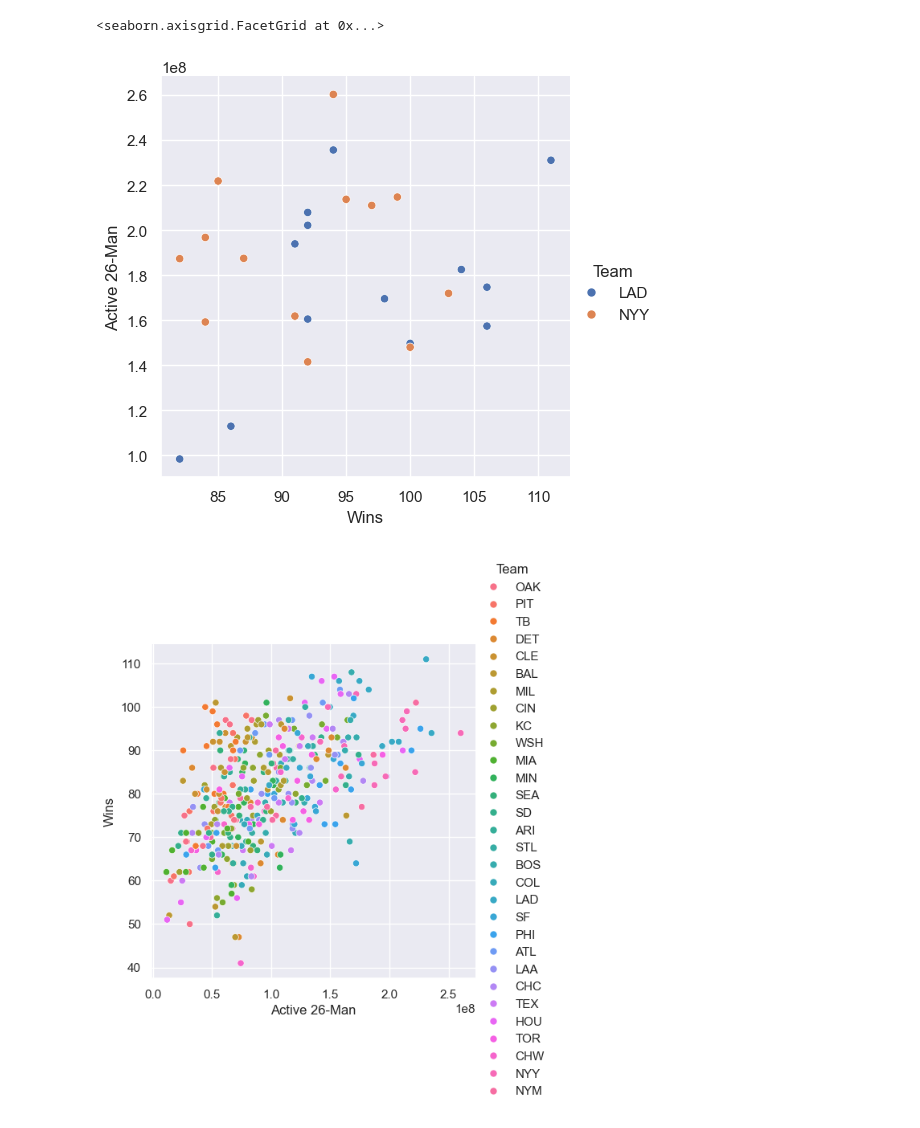
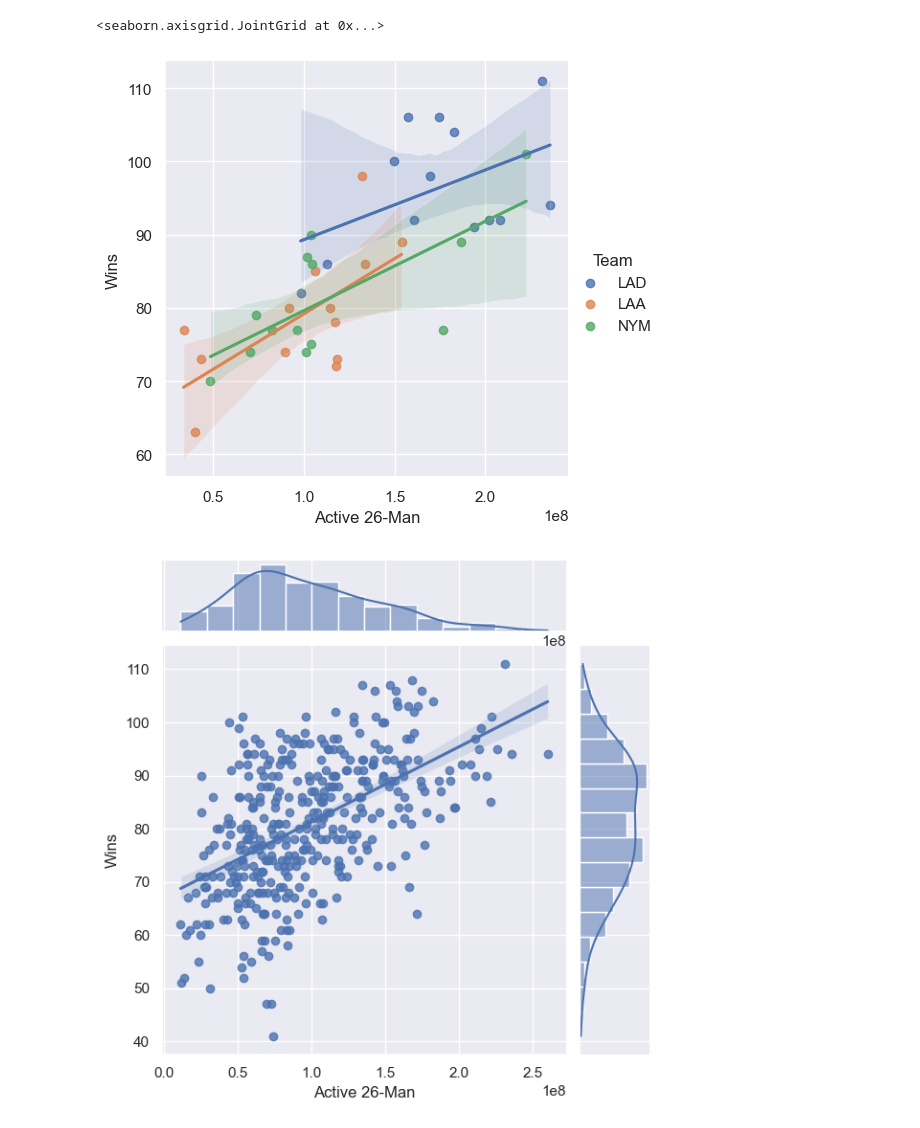
Before and after one commit to Uzui2012/MLBPayrollDataset, a Jupyter notebook: Driver.ipynb, the cells around one changed output. Drawn from its saved outputs; the diff is of its cells as text; code cells hidden in the pictures.

Commit message:
Seaborn Plotting 1.3

```diff
--- a/Driver.ipynb
+++ b/Driver.ipynb
@@ -40,9 +41,14 @@ Postseason                           object
 dtype: object
 # %%
 sns.set_theme()
-sns.relplot(dataset[(dataset['Team'] == 'LAD') | (dataset['Team'] == 'NYY')], x='Wins', y='Active 26-Man', hue='Team', height=5)
-sns.relplot(dataset, x='Active 26-Man', y='Wins', hue='Team')
+#sns.lmplot(dataset[dataset['Team'] == 'LAD'], x='Wins', y='Active 26-Man')
+sns.lmplot(dataset[(dataset['Team'] == 'LAD') | (dataset['Team'] == 'LAA') | (dataset['Team'] == 'NYM')], y='Wins', x='Active 26-Man', hue='Team')#, x_estimator=np.mean)
+#sns.residplot(dataset, x='Wins', y='Active 26-Man')
+#sns.relplot(dataset[(dataset['Team'] == 'LAD') | (dataset['Team'] == 'NYY')], x='Wins', y='Active 26-Man', hue='Postseason', size='Team', height=5)
+#sns.relplot(dataset, x='Active 26-Man', y='Wins', hue='Team')
+
+sns.jointplot(dataset, y='Wins', x='Active 26-Man', kind='reg')
 # %% [output]
-<seaborn.axisgrid.FacetGrid at 0x...>
+<seaborn.axisgrid.JointGrid at 0x...>
-[figure, old version]
+[figure, new version]
-[figure, old version]
+[figure, new version]
```
Also changed, not shown: parts of 1 cell of this notebook.
